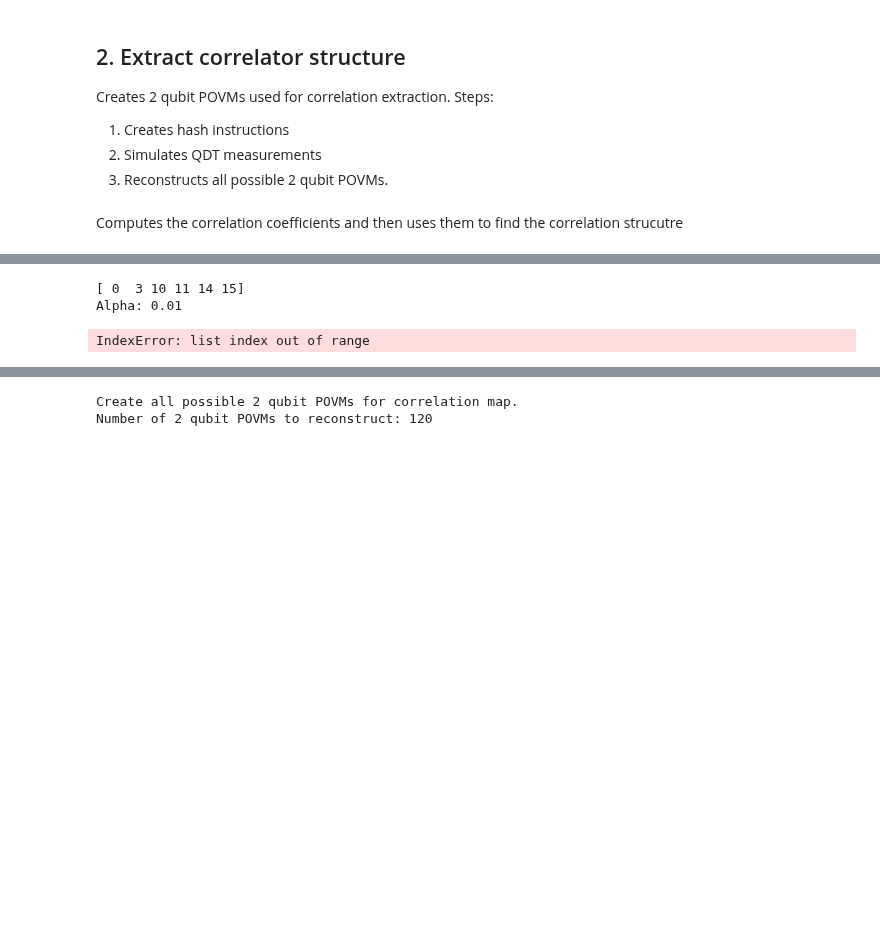
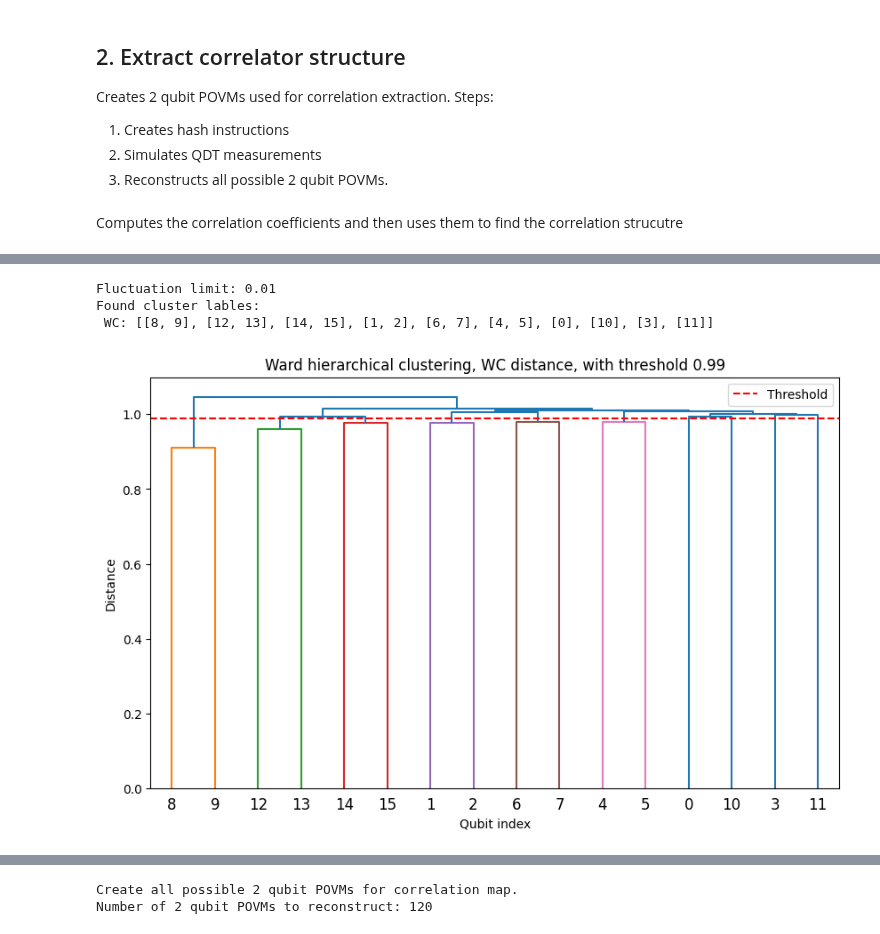
Before and after one commit to AdrianAasen/CREMST, a Jupyter notebook: Scalable_QREM.ipynb, the cells around one changed output, grey strips where cells are left out. Cells and saved outputs as stored; diff of their text form; code cells hidden in the pictures; blank space fills up the shorter version.

Commit message:
Sorting cluster functions to new python file and updated tutorial notebook

```diff
--- a/Scalable_QREM.ipynb
+++ b/Scalable_QREM.ipynb
@@ -159,7 +157,7 @@ else:
             #cluster_size = ot.generate_chunk_sizes(chunk_size, n_chunks, cluster_cap)
 
             print("Using fixed cluster sizes")
-            cluster_size = np.array([1, 3, 1, 3, 2, 2, 1, 2, 1])
+            cluster_size = np.array([4, 1, 3, 2, 2, 1, 2, 1])
             print(cluster_size)
             n_clusters = len(cluster_size)
 
@@ -355,12 +354,10 @@ print(f'Create all possible 2 qubit POVMs for correlation map.')
 two_point_POVM, corr_subsystem_labels = ot.reconstruct_all_two_qubit_POVMs(QDT_outcomes, n_qubits, hash_family, n_hash_symbols, one_qubit_calibration_states, n_cores)
 
 summed_quantum_corr_array, unique_corr_labels = ot.compute_quantum_correlation_coefficients(two_point_POVM, corr_subsystem_labels)
+dist_matrix_WC = cl.create_distance_matrix_from_corr(summed_quantum_corr_array, unique_corr_labels, n_qubits)
 
-
-summed_quantum_corr_array_AC, unique_corr_labels_AC = ot.compute_quantum_correlation_coefficients(two_point_POVM, corr_subsystem_labels, mode = "AC")
-
-# print(unique_corr_labels)
-# print(unique_corr_labels_AC)
+# summed_quantum_corr_array_AC, unique_corr_labels_AC = ot.compute_quantum_correlation_coefficients(two_point_POVM, corr_subsystem_labels, mode = "AC")
+# dist_matrix_AC = cl.create_distance_matrix_from_corr(summed_quantum_corr_array_AC, unique_corr_labels_AC, n_qubits)
 # %% [output]
 Create all possible 2 qubit POVMs for correlation map.
 Number of 2 qubit POVMs to reconstruct: 120
@@ -828,28 +379,39 @@ Remaining correlators: 15, 15
-# %%
-# Create initialpartition
-
-
-print(np.unique(new_unique_corr_labels))
-n_qubits_in_array = len(np.unique(new_unique_corr_labels))
-reward = - 10**6
-for alpha in alpha_array:
-    print(f'Alpha: {alpha}')
-    #two_point_init_cluster = ot.assign_init_cluster(new_corr_array,new_unique_corr_labels,n_qubits_in_array)
-    #one_point_init_cluster = [[i] for i in np.unique(new_unique_corr_labels)]
-    init_noise_cluster_lables = noise_cluster_labels
-# Optimize cluster structure according to heuristic cost function.
-    #two_noise_cluster_labels_temp, two_reward_temp = ot.optimize_cluster(n_runs,two_point_init_cluster,new_corr_array**2,new_unique_corr_labels,cluster_max,expected_large_values,alpha)
-    one_noise_cluster_labels_temp, one_reward_temp = ot.optimize_cluster(n_runs,init_noise_cluster_lables,employed_corr_array,employed_unique_labels,cluster_max,expected_large_values,alpha)
-    print(f'Found cluster structure\n{one_noise_cluster_labels_temp}')
-    #print(f'Found reward {two_reward_temp}, {one_reward_temp}')
-    #print()
-    # if ot.are_sublists_equal(two_noise_cluster_labels_temp, true_cluster_labels):
-    #     print('Correct cluster')
-    #     print(two_noise_cluster_labels_temp)
-    if ot.are_sublists_equal(one_noise_cluster_labels_temp,true_cluster_labels):
-        print('Correct cluster')
-        print(one_noise_cluster_labels_temp)
-# %% [output]
-[ 0  3 10 11 14 15]
-Alpha: 0.01
-IndexError: list index out of range
+# %%
+fluctuation_limit = 1/np.sqrt(n_QDT_shots)
+thr = 1 - fluctuation_limit
+print(f'Fluctuation limit: {fluctuation_limit}')
+fcluster_labels_WC, Z_WC = cl.ward_clustering(dist_matrix_WC, thr)
+
+print(f'Found cluster lables:\n WC: {cl.fcluster_to_labels(fcluster_labels_WC)}')
+# Create the dendrogram
+
+fig, ax = plt.subplots(1, 1, figsize=(10, 6))
+dn1 = sch.dendrogram(Z_WC, ax=ax, above_threshold_color='C0',
+                           orientation='top', color_threshold=thr)
+
+
+ax.plot([0, 1000], [thr, thr], 'r--',  label = 'Threshold' )
+ax.set_ylabel('Distance')
+ax.set_xlabel('Qubit index')
+    #axes[i].set_ylim([0., 1.4])
+ax.set_title(f'Ward hierarchical clustering, WC distance, with threshold {thr}')
+
+ax.legend()
+sch.set_link_color_palette(None)  # reset to default after use
+
+# If clustering is too large:
+cluster_sizes = [len(item) for item in cl.fcluster_to_labels(fcluster_labels_WC)]
+max_cluster_size = 4
+if max(cluster_sizes) > max_cluster_size:
+    print("Initial Cluster Assignments:", cl.fcluster_to_labels(fcluster_labels_WC))
+
+    # Split large clusters
+    max_size = 4
+    final_assignments = cl.split_large_clusters(dist_matrix_WC, fcluster_labels_WC, max_size)
+    tuned_labels = cl.fcluster_to_labels(final_assignments)
+    print("Final Cluster Assignments:", tuned_labels)
+# %% [output]
+Fluctuation limit: 0.01
+Found cluster lables:
+ WC: [[8, 9], [12, 13], [14, 15], [1, 2], [6, 7], [4, 5], [0], [10], [3], [11]]
+[figure, added]
```
Also changed, not shown: parts of 12 cells of this notebook, 5 other files.
